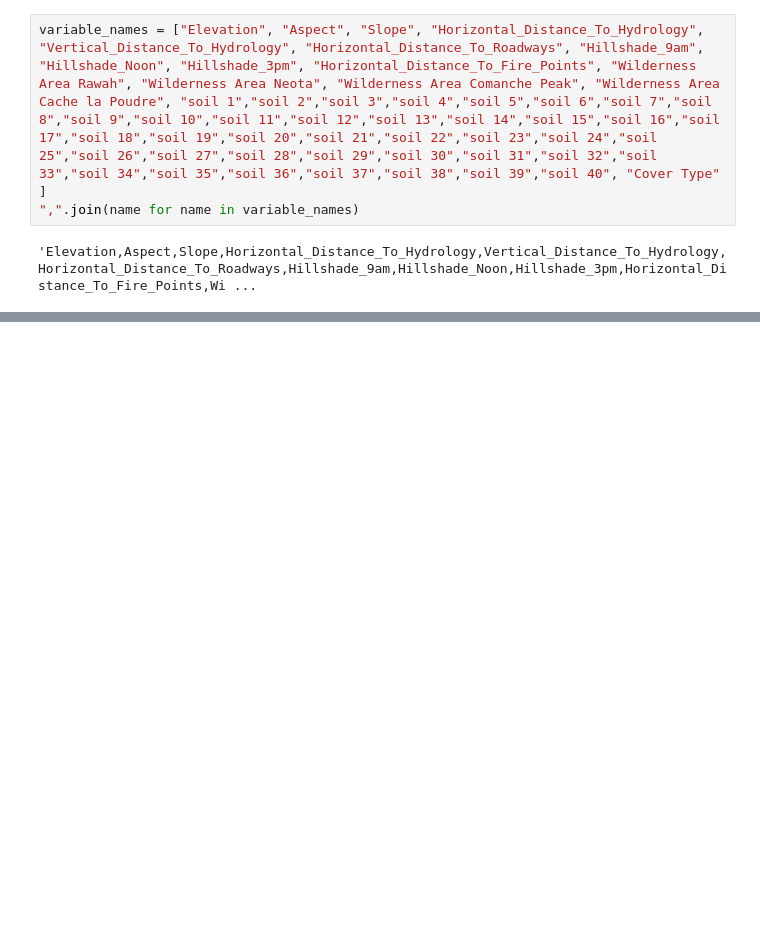
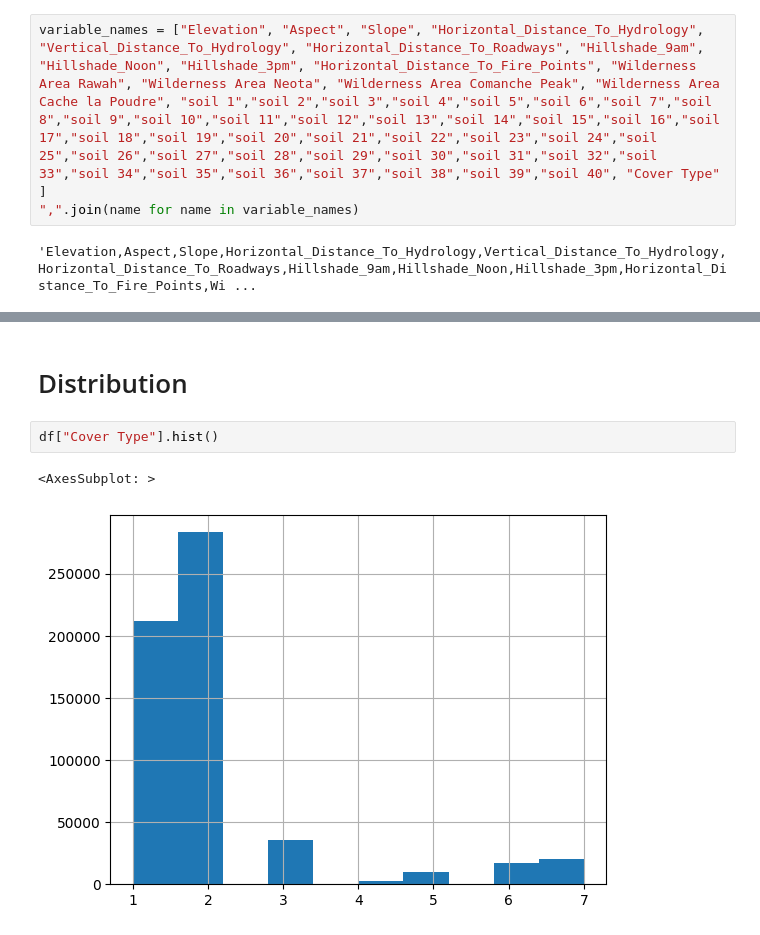
Before and after one commit to piotrksiazek/Introduction-to-data-analysic-University-2022-Classification, a Jupyter notebook: classification_project.ipynb, the cells around one changed output, grey strips where cells are left out. Drawn from its saved outputs; the diff is of its cells as text; blank space fills up the shorter version.

```diff
--- a/classification_project.ipynb
+++ b/classification_project.ipynb
@@ -37,0 +52,7 @@ variable_names = ["Elevation", "Aspect", "Slope", "Horizontal_Distance_To_Hydrol
+# %% [markdown]
+# Distribution
+# %%
+df["Cover Type"].hist()
+# %% [output]
+<AxesSubplot: >
+[figure, added]
```
Also changed, not shown: parts of 5 cells of this notebook.
